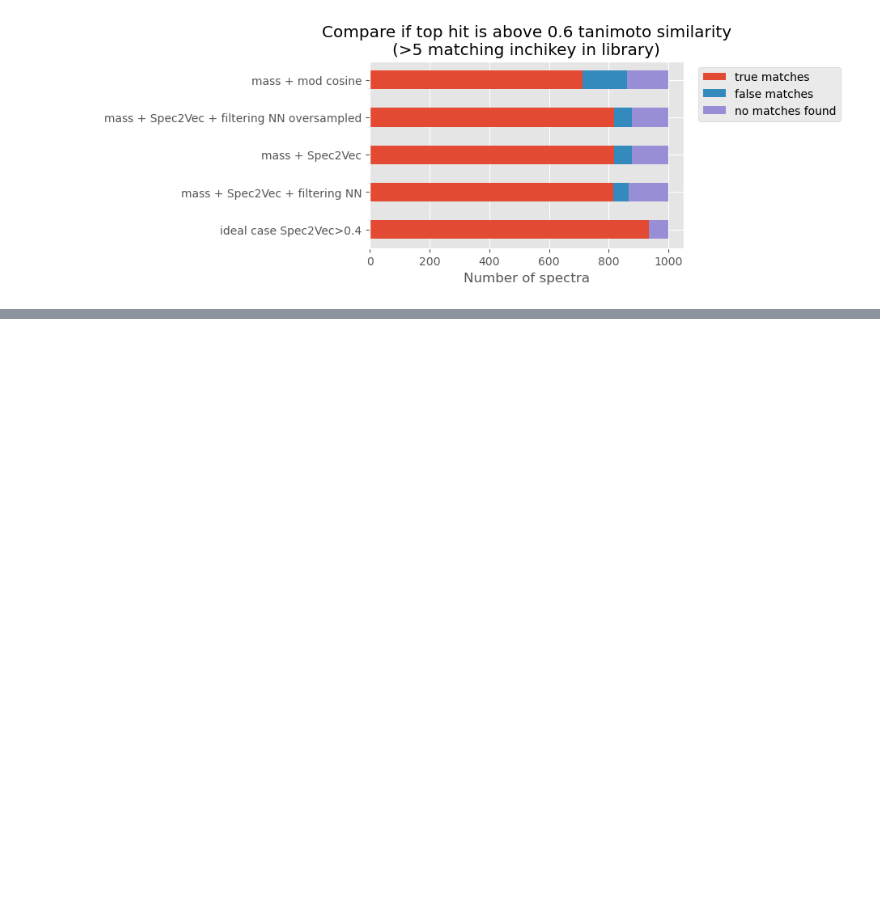
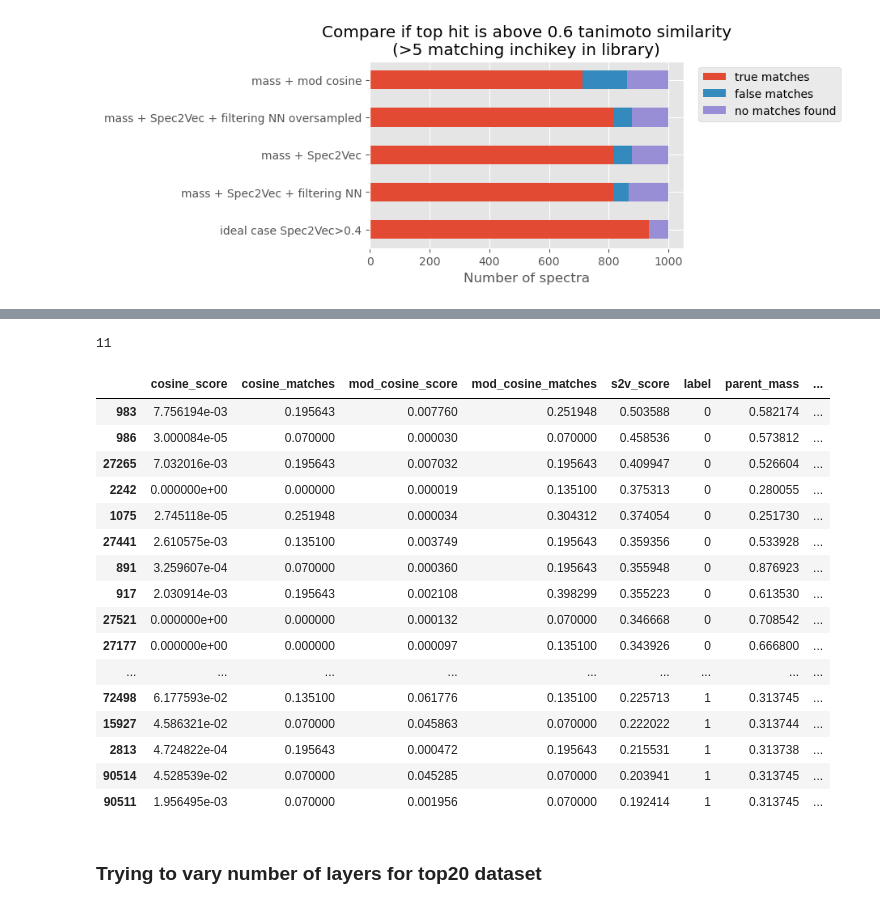
Before and after one commit to louwenjjr/improve_library_matching, a Jupyter notebook: 2-library-matching-improvement.ipynb, the cells around one changed output, grey strips where cells are left out. Drawn from its saved outputs; the diff is of its cells as text; code cells hidden in the pictures; blank space fills up the shorter version.

```diff
--- a/2-library-matching-improvement.ipynb
+++ b/2-library-matching-improvement.ipynb
@@ -706,7 +706,7 @@ model_name = os.path.join(path_data, 'first_deep_nn_similarity')
 # split into input (X) and output (y) variables
 X = nn_found_matches_s2v_match_perc_pmass_sim.drop('sim_label', axis = 1)
 y = nn_found_matches_s2v_match_perc_pmass_sim['sim_label']
-if os.path.exists(os.path.join(path_data, model_name)):
+if os.path.exists(model_name):
     model = load_model(model_name)
 else:
     # define the keras model
@@ -1271,3 +1302,30 @@ for ID in range(len(nn_prep_new_found_matches_s2v_match_perc_pmass_sim)):
     correct_guess = [pred == lab for pred, lab in zip(predictions, simlabs)]
     current_match['correct_guess'] = correct_guess
     nn_new_testset_top20_tested.append(current_match)
+# %%
+# investigating bad matches
+false_matches_oversampled = [i for i, score in enumerate(test_sim_filt_nn_oversampled_top20) if score == 0]
+x = 0
+print(false_matches_oversampled[x])
+nn_new_testset_oversampled_tested[false_matches_oversampled[x]].sort_values(by=['s2v_score'], ascending=False).iloc[:30]
+# %% [output]
+11
+|  | cosine_score | cosine_matches | mod_cosine_score | mod_cosine_matches | s2v_score | label | parent_mass | ... |
+| 983 | 7.756194e-03 | 0.195643 | 0.007760 | 0.251948 | 0.503588 | 0 | 0.582174 | ... |
+| 986 | 3.000084e-05 | 0.070000 | 0.000030 | 0.070000 | 0.458536 | 0 | 0.573812 | ... |
+| 27265 | 7.032016e-03 | 0.195643 | 0.007032 | 0.195643 | 0.409947 | 0 | 0.526604 | ... |
+| 2242 | 0.000000e+00 | 0.000000 | 0.000019 | 0.135100 | 0.375313 | 0 | 0.280055 | ... |
+| 1075 | 2.745118e-05 | 0.251948 | 0.000034 | 0.304312 | 0.374054 | 0 | 0.251730 | ... |
+| 27441 | 2.610575e-03 | 0.135100 | 0.003749 | 0.195643 | 0.359356 | 0 | 0.533928 | ... |
+| 891 | 3.259607e-04 | 0.070000 | 0.000360 | 0.195643 | 0.355948 | 0 | 0.876923 | ... |
+| 917 | 2.030914e-03 | 0.195643 | 0.002108 | 0.398299 | 0.355223 | 0 | 0.613530 | ... |
+| 27521 | 0.000000e+00 | 0.000000 | 0.000132 | 0.070000 | 0.346668 | 0 | 0.708542 | ... |
+| 27177 | 0.000000e+00 | 0.000000 | 0.000097 | 0.135100 | 0.343926 | 0 | 0.666800 | ... |
+| ... | ... | ... | ... | ... | ... | ... | ... | ... |
+| 72498 | 6.177593e-02 | 0.135100 | 0.061776 | 0.135100 | 0.225713 | 1 | 0.313745 | ... |
+| 15927 | 4.586321e-02 | 0.070000 | 0.045863 | 0.070000 | 0.222022 | 1 | 0.313744 | ... |
+| 2813 | 4.724822e-04 | 0.195643 | 0.000472 | 0.195643 | 0.215531 | 1 | 0.313738 | ... |
+| 90514 | 4.528539e-02 | 0.070000 | 0.045285 | 0.070000 | 0.203941 | 1 | 0.313745 | ... |
+| 90511 | 1.956495e-03 | 0.070000 | 0.001956 | 0.070000 | 0.192414 | 1 | 0.313745 | ... |
+# %% [markdown]
+### Trying to vary number of layers for top20 dataset
```
Also changed, not shown: parts of 16 cells of this notebook, 1 other file.
